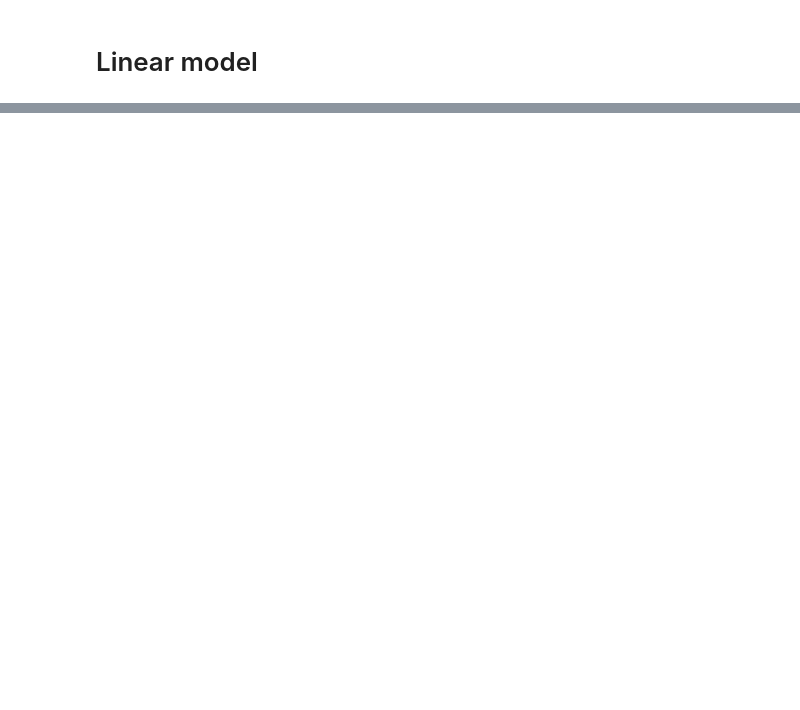
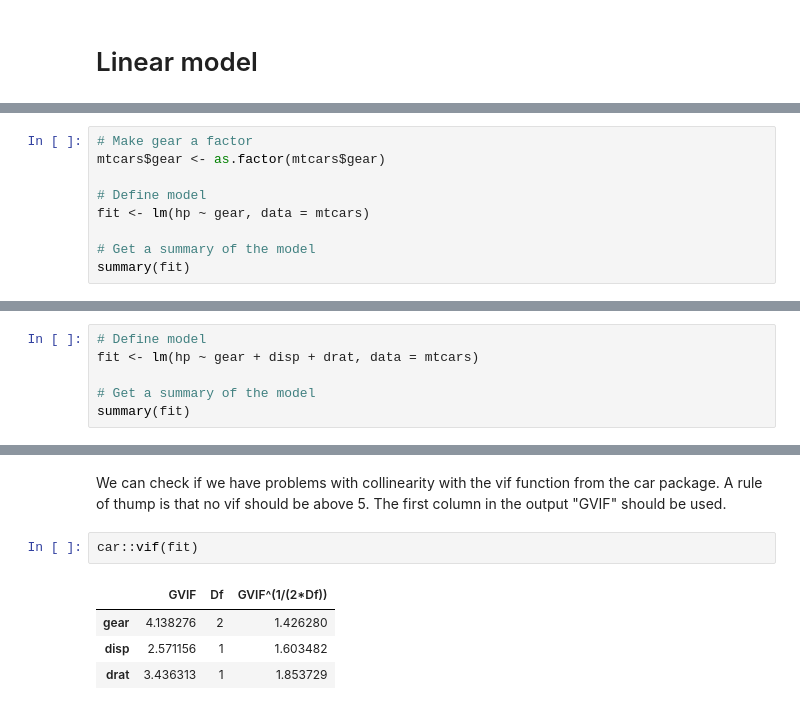
Before and after one commit to microUCPH/amplicon_data_analysis, a Jupyter notebook: ipynb/stats.ipynb, the cells around one changed output, grey strips where cells are left out. Drawn from its saved outputs; the diff is of its cells as text; blank space fills up the shorter version.

```diff
--- a/ipynb/stats.ipynb
+++ b/ipynb/stats.ipynb
@@ -367,0 +414,9 @@ This plot should be used to identify outliers. The Cook's distance (dotted lines
+# %%
+# Make gear a factor
+mtcars$gear <- as.factor(mtcars$gear)
+
+# Define model
+fit <- lm(hp ~ gear, data = mtcars)
+
+# Get a summary of the model
+summary(fit)
@@ -367,0 +471,6 @@ This plot should be used to identify outliers. The Cook's distance (dotted lines
+# %%
+# Define model
+fit <- lm(hp ~ gear + disp + drat, data = mtcars)
+
+# Get a summary of the model
+summary(fit)
@@ -367,0 +498,9 @@ This plot should be used to identify outliers. The Cook's distance (dotted lines
+# %% [markdown]
+We can check if we have problems with collinearity with the vif function from the car package. A rule of thump is that no vif should be above 5. The first column in the output "GVIF" should be used.
+# %%
+car::vif(fit)
+# %% [output]
+|  | GVIF | Df | GVIF^(1/(2*Df)) |
+| gear | 4.138276 | 2 | 1.426280 |
+| disp | 2.571156 | 1 | 1.603482 |
+| drat | 3.436313 | 1 | 1.853729 |
```
Also changed, not shown: parts of 37 cells of this notebook.
